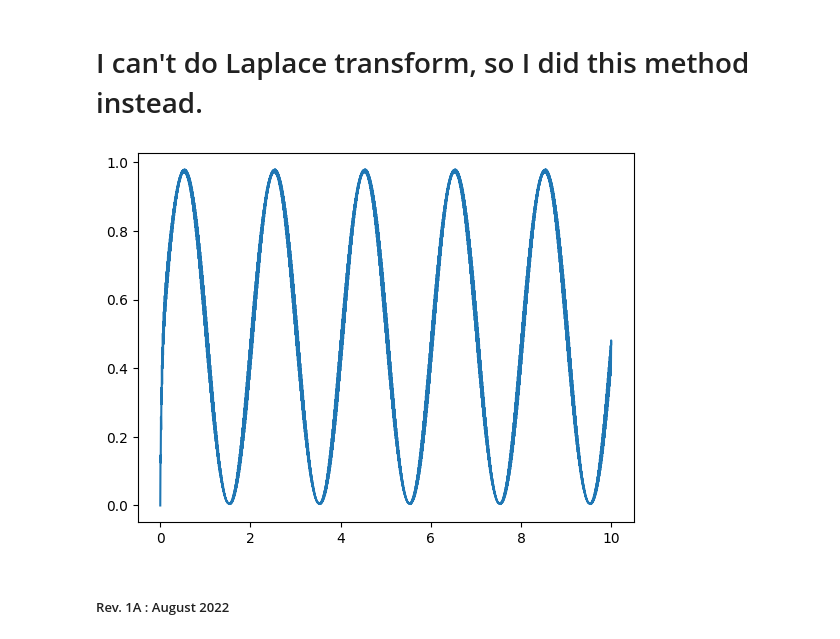
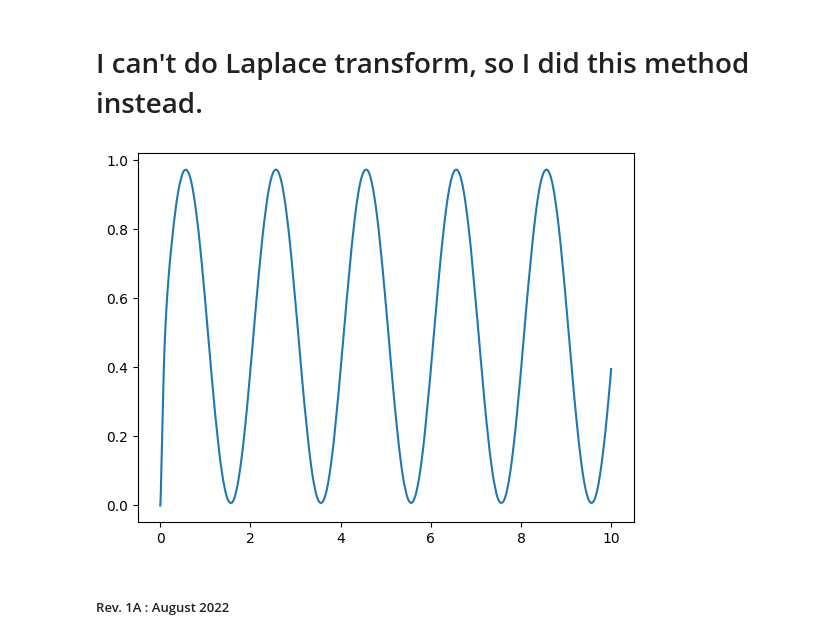
Before and after one commit to Bipoeman/rsp-signal-poc, a Jupyter notebook: IAI_IoT_hw2_6510552213.ipynb, the cells around one changed output. Drawn from its saved outputs; the diff is of its cells as text; code cells hidden in the pictures.

```diff
--- a/IAI_IoT_hw2_6510552213.ipynb
+++ b/IAI_IoT_hw2_6510552213.ipynb
@@ -148,17 +137,25 @@ num_sample = 250000
 # I can't do Laplace transform, so I did this method instead.
 # %%
 voo = [0] * len(tvec)
+voo2 = [0] * len(tvec)
 # print(voo)
 T_period = tvec[1] - tvec[0]
 Vo = 0
+
 for i in range(1,len(pwm_vec)):
     alpha = T_period / (T_period + RC_const)
     Vo = (pwm_vec[i] * alpha) + ((1-alpha) * voo[i - 1])
     voo[i] = Vo
+Vo = 0
+for i in range(1,len(pwm_vec)):
+    alpha = T_period / (T_period + RC_const)
+    Vo = (voo[i] * alpha) + ((1-alpha) * voo2[i - 1])
+    voo2[i] = Vo
 
-plt.plot(tvec[0:num_sample],voo[0:num_sample])
+plt.plot(tvec[0:num_sample],voo2[0:num_sample])
+plt.savefig("data.svg")
 plt.show()
 # %% [output]
-[figure, old version]
+[figure, new version]
 # %% [markdown]
 ##### Rev. 1A : August 2022
```
Also changed, not shown: parts of 1 cell of this notebook, 3 other files.
